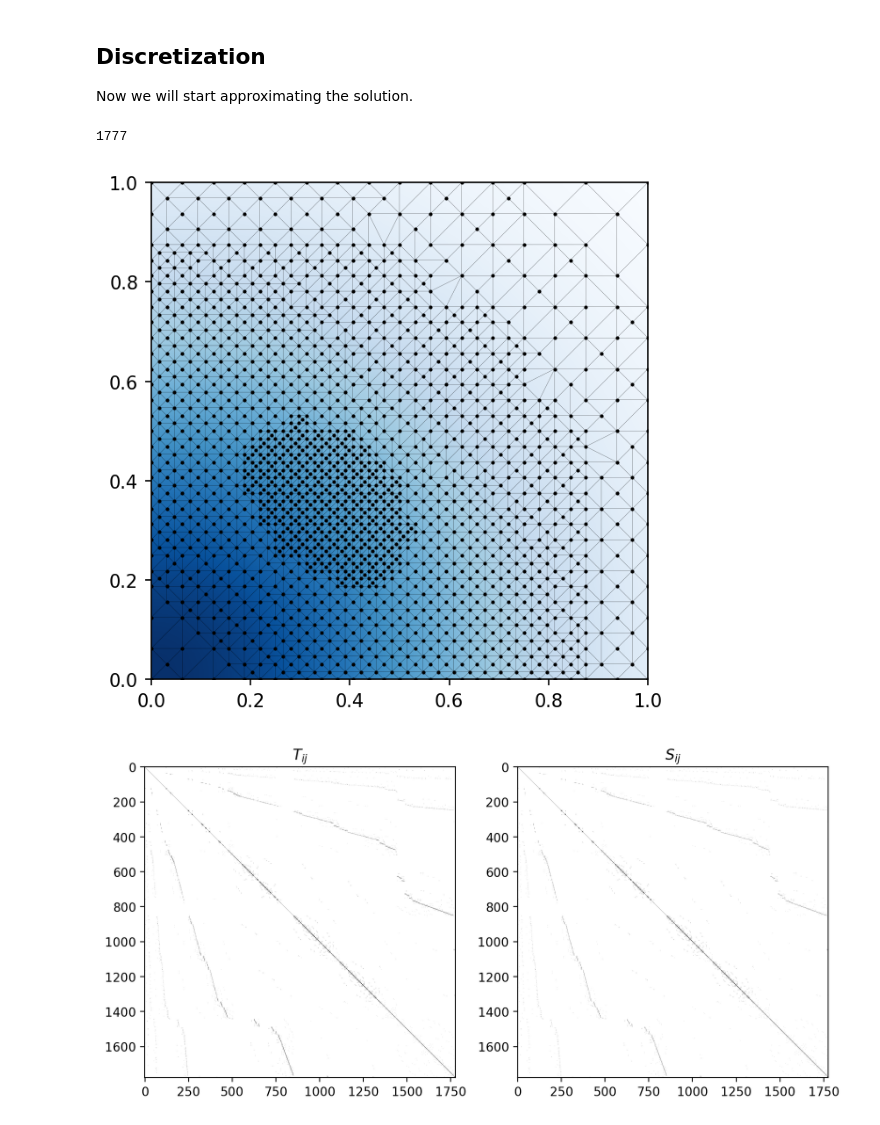
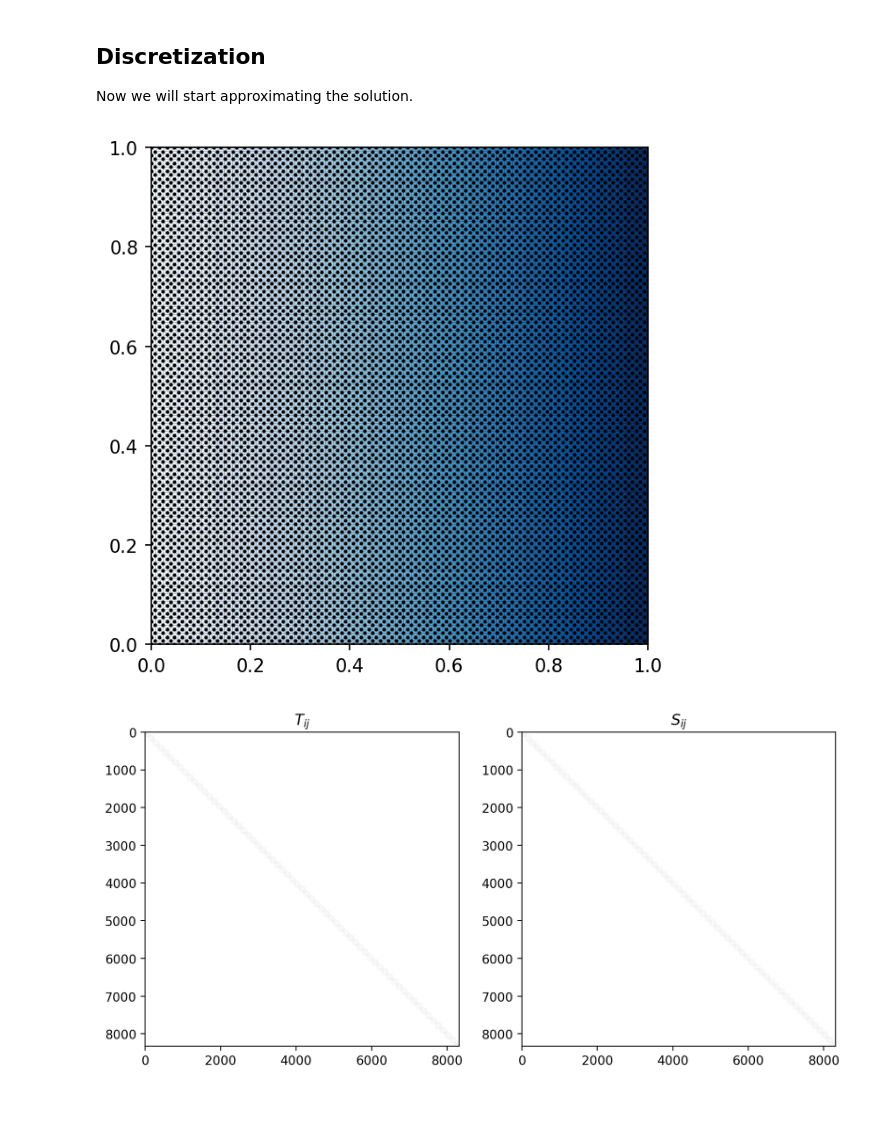
Before and after one commit to nyuad-astroparticle/LXe-Phonon, a Jupyter notebook: Simulation/1.Solving_Engine/Theory_FEM.ipynb, the cells around one changed output. Drawn from its saved outputs; the diff is of its cells as text; code cells hidden in the pictures.

```diff
--- a/Simulation/1.Solving_Engine/Theory_FEM.ipynb
+++ b/Simulation/1.Solving_Engine/Theory_FEM.ipynb
@@ -109,10 +109,11 @@ def center(box):
     return (x/4,y/4)
 points.append(center(ground_box))
 
+
 # For the subdivision parameters
-h = 5e-2                        # How course parameter
-# F = lambda r,z: abs(r)          # A function to do the subdivision
-F = lambda r,z: np.exp(-(r**2+z**2)/0.5)
+h = 2e-2                        # How course parameter
+F = lambda r,z: abs(r)          # A function to do the subdivision
+# F = lambda r,z: np.exp(-(r**2+z**2)/0.5)
 
 # Now we recursively generate the rest of the points.
 boxes = []
@@ -151,39 +152,53 @@ def box_needed(point,box,F,h=h):
 while len(box_q) > 0:
     box = box_q[0]                  # Get the current box
 
     # For all the points in the box
     # If we need to add a new box add it
     for point in box:
         if box_needed(point,box,F):
             new_box = create_box(point,box,points)      # Create a box
             box_q.append(new_box)                       # Add the new box to the box queue
 
     # Remove the current box from the boxes
     box_q.pop(0)
 
+points = np.array(points)
+
+# Let's reorder our points accordingly
+def reorder(points):
+    scores = np.array([len(points)*point[1]+point[0] for point in points])
+    indx   = np.arange(0,len(points))
+
+    sorted_pairs = sorted(zip(scores,indx))
+
+    tuples = zip(*sorted_pairs)
+    scores, indx = [ list(tuple) for tuple in  tuples]
+
+    return points[indx]
+
+# This step is important to get prettier sparse matrices
+points = reorder(points)
+
+
 # We can generate a mesh using Delaunay Triangulization
 from scipy.spatial import Delaunay
 mesh = Delaunay(points)
 
 plt.figure(figsize=(5,5),dpi=150)
 plt.scatter(*np.array(points).T,s=1,marker='o',c='k')
 
 Npts = 50
 r = np.linspace(*r_bounds,Npts)
 z = np.linspace(*z_bounds,Npts)
 extent = np.min(r), np.max(r), np.min(z), np.max(z)
 
 R,Z = np.meshgrid(r,z)
 FF = np.flip(F(R,Z),axis=0)
 plt.imshow(FF,cmap=cm.Blues,interpolation='bilinear',extent=extent)
 
-points = np.array(points)
-plt.triplot(points[:,0], points[:,1], mesh.simplices,lw=0.1,c='k')
-
-len(points)
+plt.triplot(points[:,0], points[:,1], mesh.simplices,lw=0.1,c='k');
 # %% [output]
-1777
-[figure, old version]
+[figure, new version]
 # %%
 # Having the triangles we need to get our S, and T matrices
 # Let's start with T_ij which is the simpler one
@@ -247,4 +262,4 @@ ax_S.imshow(S!=0,cmap=cm.binary)
 ax_T.set_title(r'$T_{ij}$');
 ax_S.set_title(r'$S_{ij}$');
 # %% [output]
-[figure, old version]
+[figure, new version]
```
Also changed, not shown: parts of 5 cells of this notebook.
